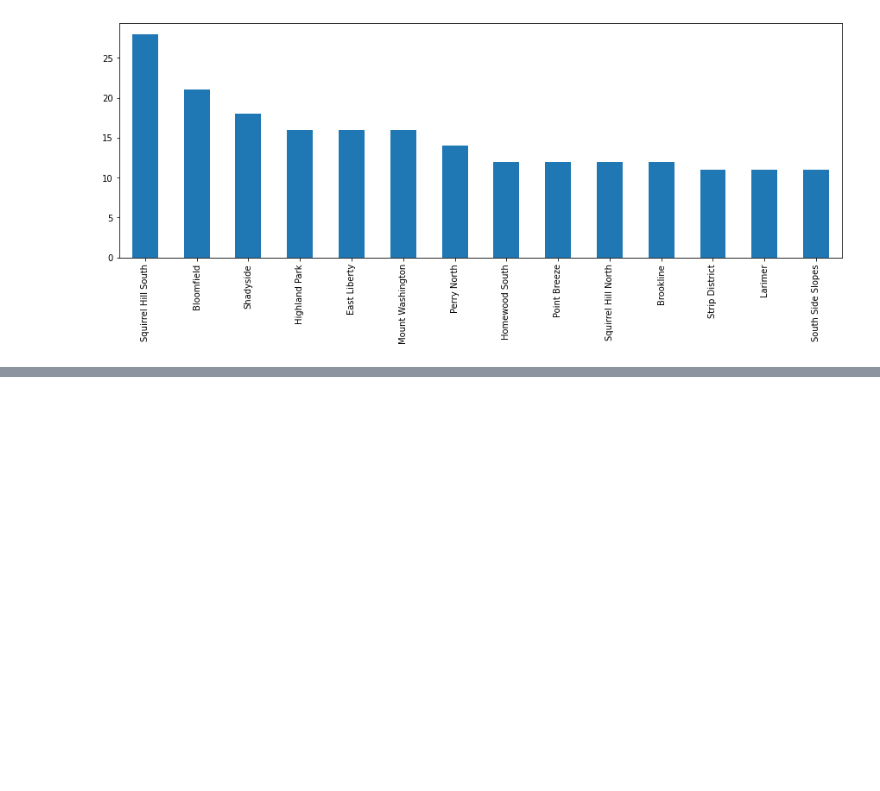
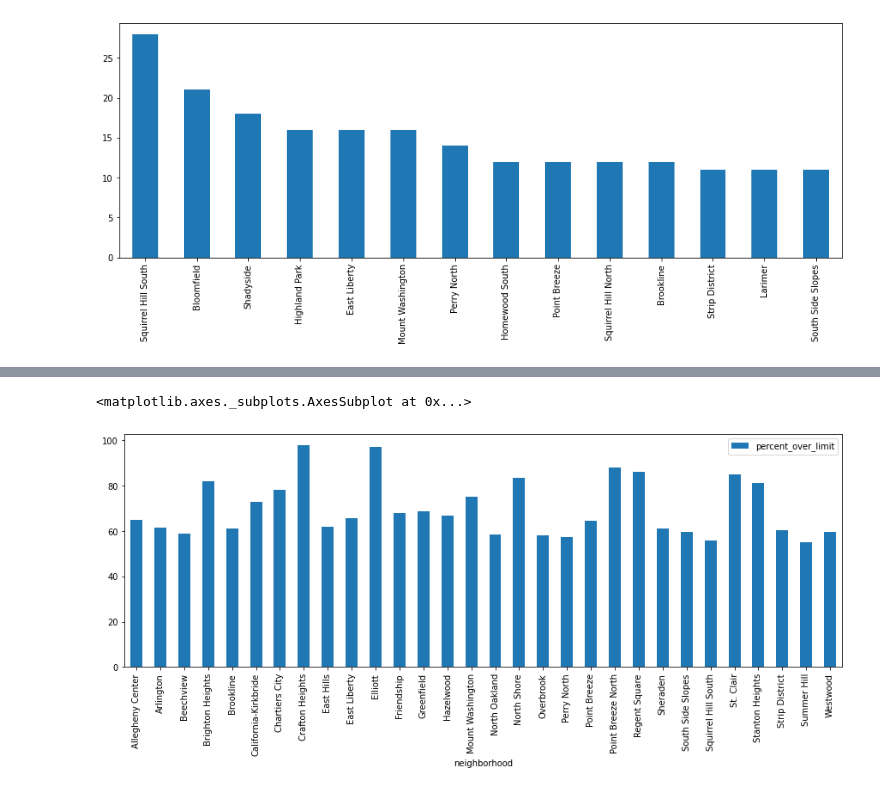
Before and after one commit to rohilkapur03/cmpinf_0010_final, a Jupyter notebook: Ayan.ipynb, the cells around one changed output, grey strips where cells are left out. Saved outputs shown, nothing was run; the diff lists cells and outputs as text; code cells hidden in the pictures; blank space fills up the shorter version.

```diff
--- a/Ayan.ipynb
+++ b/Ayan.ipynb
@@ -18,0 +45,9 @@ traffic_data['neighborhood'].value_counts().loc[lambda x : x>10].plot(kind='bar'
+# %%
+speeding = pd.read_csv('traffic.csv', usecols=["percent_over_limit", "neighborhood"])
+speeding = speeding[speeding['percent_over_limit'].notna()]
+speeding = speeding.groupby(['neighborhood']).mean()
+speeding.drop(speeding[speeding['percent_over_limit'] <= 50].index, inplace = True)
+speeding.plot.bar(figsize=(15,5))
+# %% [output]
+<matplotlib.axes._subplots.AxesSubplot at 0x...>
+[figure, added]
```
Also changed, not shown: parts of 8 cells of this notebook.
